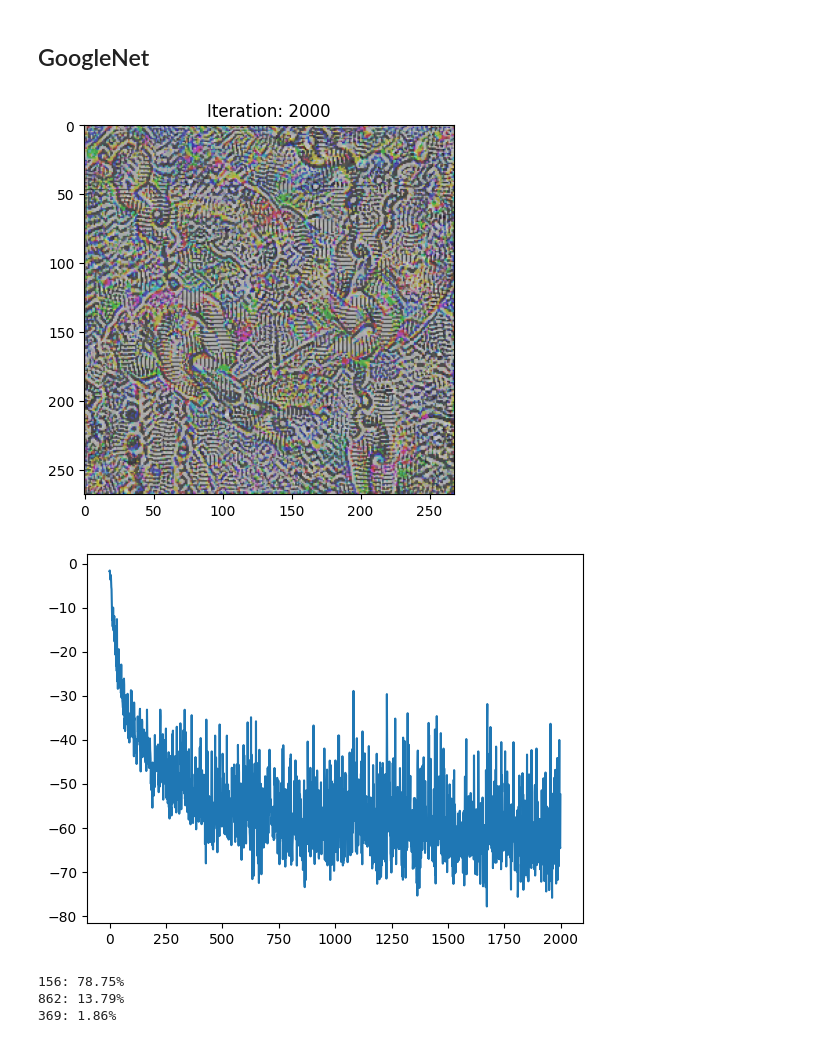
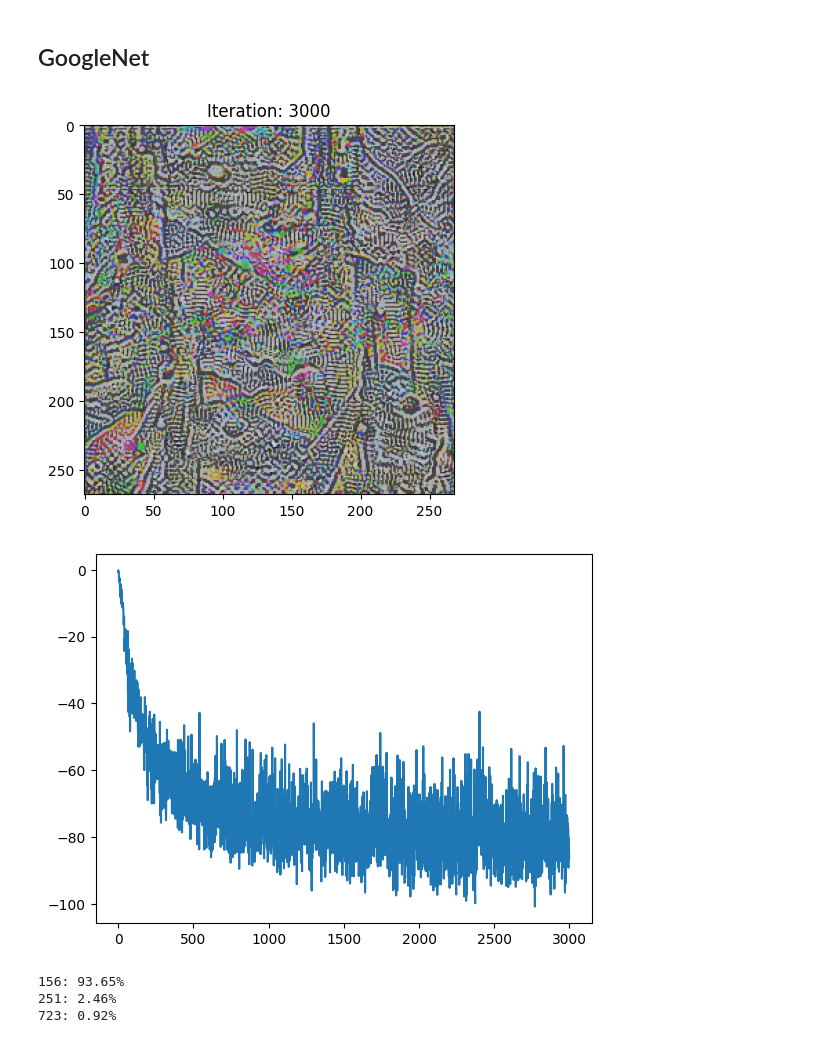
Before and after one commit to pyroxenite/audio-neural-dissection, a Jupyter notebook: code/notebooks/visualisation-googlenet.ipynb, the cells around one changed output. Saved outputs shown, nothing was run; the diff lists cells and outputs as text; code cells hidden in the pictures.

Commit message:
Some testing on GoogleNet visualisation

```diff
--- a/code/notebooks/visualisation-googlenet.ipynb
+++ b/code/notebooks/visualisation-googlenet.ipynb
@@ -56,40 +56,40 @@ preprocess = v2.Compose([
     v2.Resize(224*2),
     v2.ToTensor()
 ])
 
 transforms = [
     # v2.RandomAffine(0, translate=(0.01, 0.01)),
     # v2.RandomAffine(0, scale=(0.99, 1/0.99)),
     v2.RandomRotation(interpolation=v2.InterpolationMode.BILINEAR, degrees=(-0.1, 0.1)),
     # v2.Normalize(mean=[0.485, 0.456, 0.406], std=[0.229, 0.224, 0.225]),
     v2.GaussianBlur(5, sigma=(1, 2)),
     v2.ColorJitter(brightness=0.2, saturation=[0.8, 1.3], hue=0.1, contrast=[0.8, 1.3])
     # v2.RandomHorizontalFlip(),
     # v2.RandomVerticalFlip()
 ]
 
-objective = Objective(NEURON_OBJ, googlenet.fc, neuron_index=488)
+objective = Objective(NEURON_OBJ, googlenet.fc, neuron_index=583)
 maximizer = GoogleNetActivationMaximizer(googlenet, (1, 3, 224, 224))
 
 start, result, loss_history = maximizer.optimize(
     objective=objective,
     transforms=transforms,
-    iterations=5000,
+    iterations=3000,
     eta=100,
-    loss_func=lambda x: -torch.sum(torch.abs(x)), #-torch.sum(x**2),
+    loss_func=lambda x: -torch.sum(torch.abs(x)),
     reg=0,
     plot_period=50,
-    save=False,
-    plot_inline=True,
+    save=True,
+    plot_inline=False,
     device=device,
 )
 
 plt.figure()
 plt.plot(loss_history)
 plt.show()
 # %% [output]
-[figure, old version]
+[figure, new version]
-[figure, old version]
+[figure, new version]
 # %%
 output = googlenet(result[:, :, :224, :224].to(device))
 
@@ -98,9 +98,9 @@ percentage = torch.nn.functional.softmax(output, dim=1)[0] * 100
 for i in indices[0]:
     print(f"{i}: {percentage[i].item():.2f}%")
 # %% [output]
-156: 78.75%
-862: 13.79%
-369: 1.86%
+156: 93.65%
+251: 2.46%
+723: 0.92%
 # %%
 file_names = glob.glob("output/im*.png")
 if len(file_names) > 0:
```
Also changed, not shown: 5 other files.
